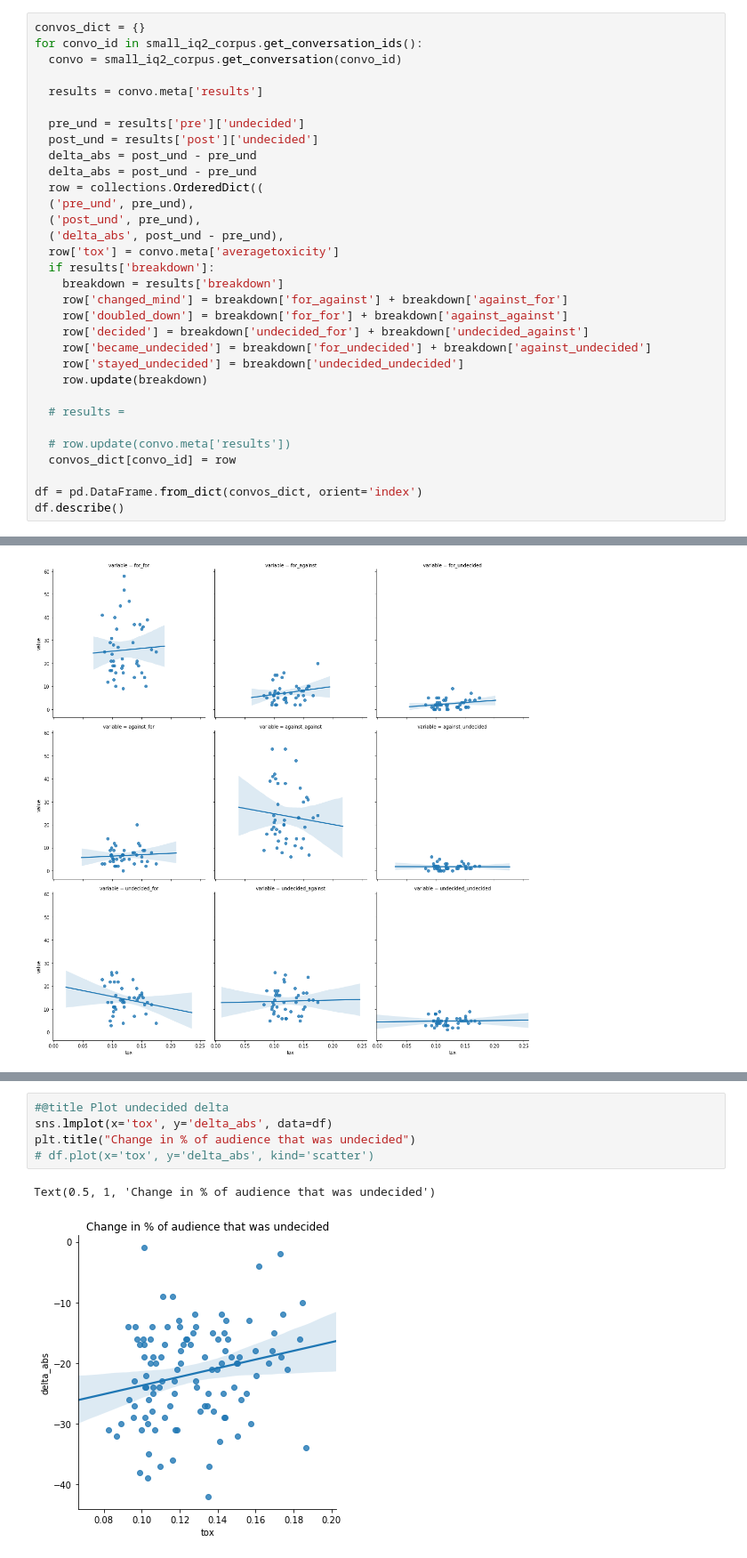
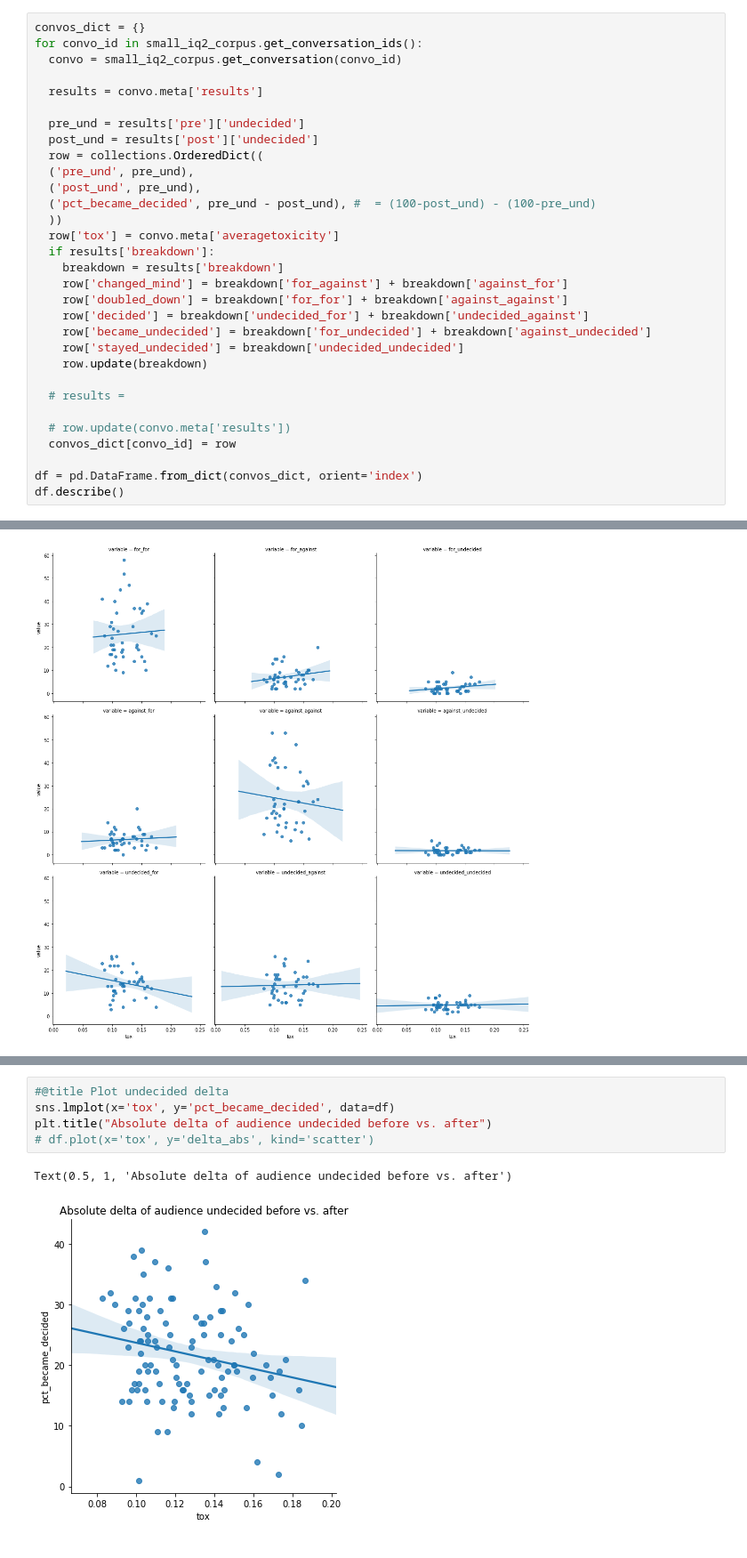
Before and after one commit to rjz46/Cornell-Conversational-Analysis-Toolkit, a Jupyter notebook: datasets/reddit_coarse_discourse-corpus/A1E_Upvote_Toxicity_Transformer.ipynb, the cells around one changed output, grey strips where cells are left out. Shown at 89% size. Cells and saved outputs as stored; diff of their text form.

```diff
--- a/datasets/reddit_coarse_discourse-corpus/A1E_Upvote_Toxicity_Transformer.ipynb
+++ b/datasets/reddit_coarse_discourse-corpus/A1E_Upvote_Toxicity_Transformer.ipynb
@@ -221,12 +221,11 @@ for convo_id in small_iq2_corpus.get_conversation_ids():
 
   pre_und = results['pre']['undecided']
   post_und = results['post']['undecided']
-  delta_abs = post_und - pre_und
-  delta_abs = post_und - pre_und
   row = collections.OrderedDict((
   ('pre_und', pre_und),
   ('post_und', pre_und),
-  ('delta_abs', post_und - pre_und),
+  ('pct_became_decided', pre_und - post_und), #  = (100-post_und) - (100-pre_und)
+  ))
   row['tox'] = convo.meta['averagetoxicity']
   if results['breakdown']:
     breakdown = results['breakdown']
@@ -281,8 +280,8 @@ sns.lmplot(x='tox', y='value', col='variable', col_wrap=3, data=changes_df)#, ax
 # %%
 #@title Plot undecided delta
-sns.lmplot(x='tox', y='delta_abs', data=df)
-plt.title("Change in % of audience that was undecided")
+sns.lmplot(x='tox', y='pct_became_decided', data=df)
+plt.title("Absolute delta of audience undecided before vs. after")
 # df.plot(x='tox', y='delta_abs', kind='scatter')
 # %% [output]
-Text(0.5, 1, 'Change in % of audience that was undecided')
+Text(0.5, 1, 'Absolute delta of audience undecided before vs. after')
-[figure, old version]
+[figure, new version]
```
Also changed, not shown: parts of 2 cells of this notebook.
